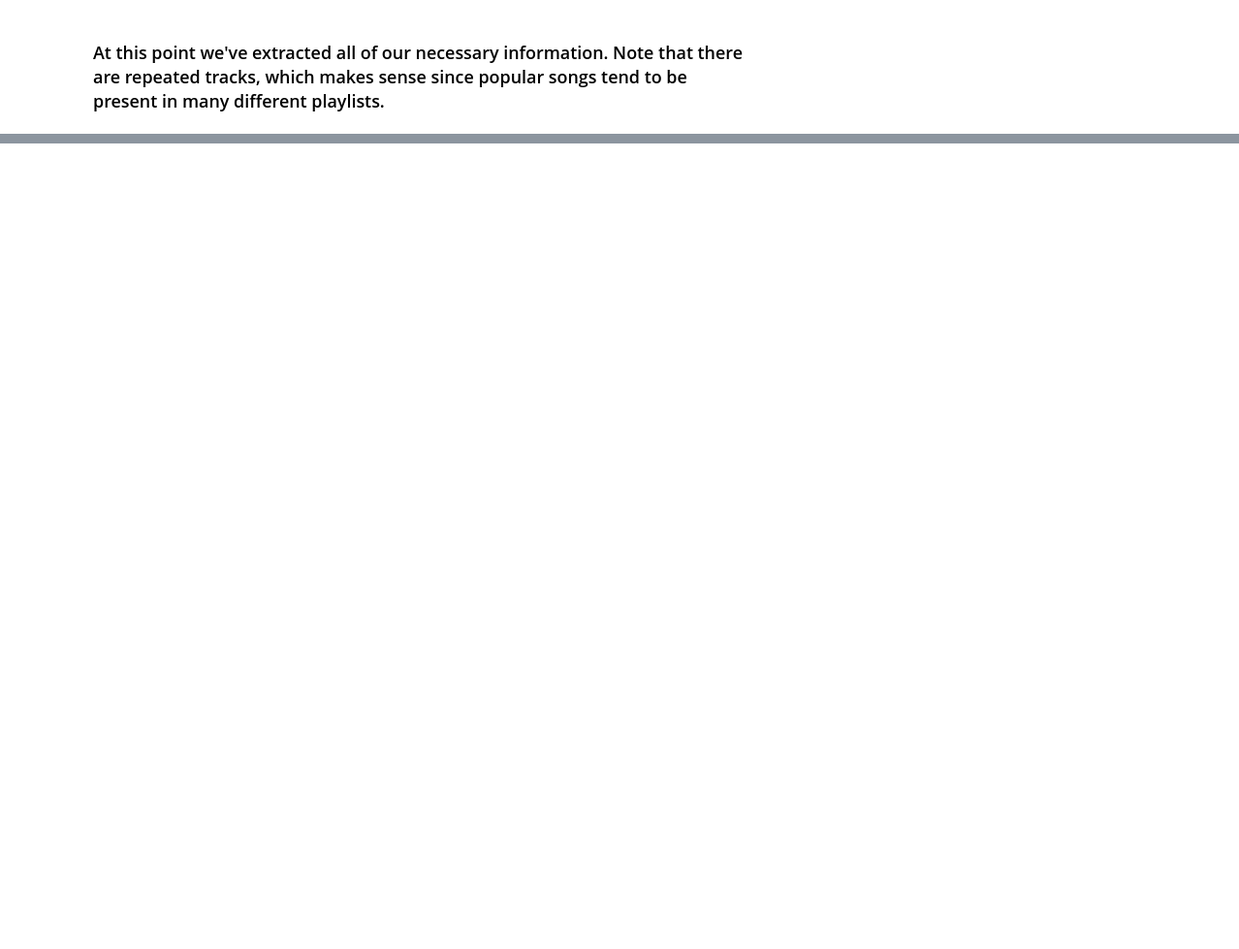
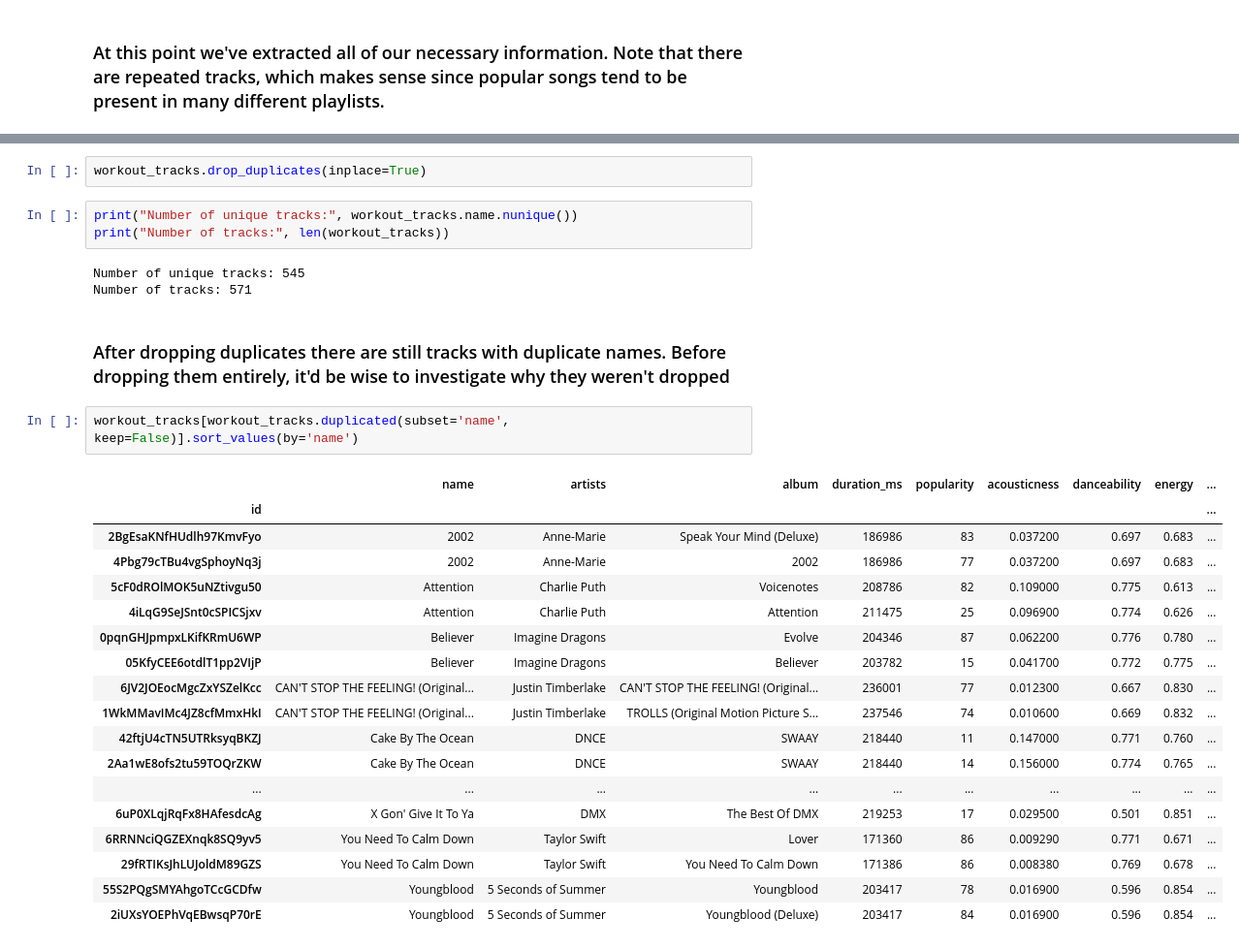
Before and after one commit to csaravia97/Playlist-Analysis, a Jupyter notebook: Spotify.ipynb, the cells around one changed output, grey strips where cells are left out. Shown: that part at 97% size. Saved outputs shown, nothing was run; the diff lists cells and outputs as text; blank space fills up the shorter version.

```diff
--- a/Spotify.ipynb
+++ b/Spotify.ipynb
@@ -135,0 +188,31 @@ Number of tracks: 396
+# %%
+workout_tracks.drop_duplicates(inplace=True)
+# %%
+print("Number of unique tracks:", workout_tracks.name.nunique())
+print("Number of tracks:", len(workout_tracks))
+# %% [output]
+Number of unique tracks: 545
+Number of tracks: 571
+# %% [markdown]
+### After dropping duplicates there are still tracks with duplicate names. Before dropping them entirely, it'd be wise to investigate why they weren't dropped
+# %%
+workout_tracks[workout_tracks.duplicated(subset='name', keep=False)].sort_values(by='name')
+# %% [output]
+|  | name | artists | album | duration_ms | popularity | acousticness | danceability | energy | ... |
+| id |  |  |  |  |  |  |  |  | ... |
+| 2BgEsaKNfHUdlh97KmvFyo | 2002 | Anne-Marie | Speak Your Mind (Deluxe) | 186986 | 83 | 0.037200 | 0.697 | 0.683 | ... |
+| 4Pbg79cTBu4vgSphoyNq3j | 2002 | Anne-Marie | 2002 | 186986 | 77 | 0.037200 | 0.697 | 0.683 | ... |
+| 5cF0dROlMOK5uNZtivgu50 | Attention | Charlie Puth | Voicenotes | 208786 | 82 | 0.109000 | 0.775 | 0.613 | ... |
+| 4iLqG9SeJSnt0cSPICSjxv | Attention | Charlie Puth | Attention | 211475 | 25 | 0.096900 | 0.774 | 0.626 | ... |
+| 0pqnGHJpmpxLKifKRmU6WP | Believer | Imagine Dragons | Evolve | 204346 | 87 | 0.062200 | 0.776 | 0.780 | ... |
+| 05KfyCEE6otdlT1pp2VIjP | Believer | Imagine Dragons | Believer | 203782 | 15 | 0.041700 | 0.772 | 0.775 | ... |
+| 6JV2JOEocMgcZxYSZelKcc | CAN'T STOP THE FEELING! (Original... | Justin Timberlake | CAN'T STOP THE FEELING! (Original... | 236001 | 77 | 0.012300 | 0.667 | 0.830 | ... |
+| 1WkMMavIMc4JZ8cfMmxHkI | CAN'T STOP THE FEELING! (Original... | Justin Timberlake | TROLLS (Original Motion Picture S... | 237546 | 74 | 0.010600 | 0.669 | 0.832 | ... |
+| 42ftjU4cTN5UTRksyqBKZJ | Cake By The Ocean | DNCE | SWAAY | 218440 | 11 | 0.147000 | 0.771 | 0.760 | ... |
+| 2Aa1wE8ofs2tu59TOQrZKW | Cake By The Ocean | DNCE | SWAAY | 218440 | 14 | 0.156000 | 0.774 | 0.765 | ... |
+| ... | ... | ... | ... | ... | ... | ... | ... | ... | ... |
+| 6uP0XLqjRqFx8HAfesdcAg | X Gon' Give It To Ya | DMX | The Best Of DMX | 219253 | 17 | 0.029500 | 0.501 | 0.851 | ... |
+| 6RRNNciQGZEXnqk8SQ9yv5 | You Need To Calm Down | Taylor Swift | Lover | 171360 | 86 | 0.009290 | 0.771 | 0.671 | ... |
+| 29fRTIKsJhLUJoldM89GZS | You Need To Calm Down | Taylor Swift | You Need To Calm Down | 171386 | 86 | 0.008380 | 0.769 | 0.678 | ... |
+| 55S2PQgSMYAhgoTCcGCDfw | Youngblood | 5 Seconds of Summer | Youngblood | 203417 | 78 | 0.016900 | 0.596 | 0.854 | ... |
+| 2iUXsYOEPhVqEBwsqP70rE | Youngblood | 5 Seconds of Summer | Youngblood (Deluxe) | 203417 | 84 | 0.016900 | 0.596 | 0.854 | ... |
```
Also changed, not shown: parts of 17 cells of this notebook.
